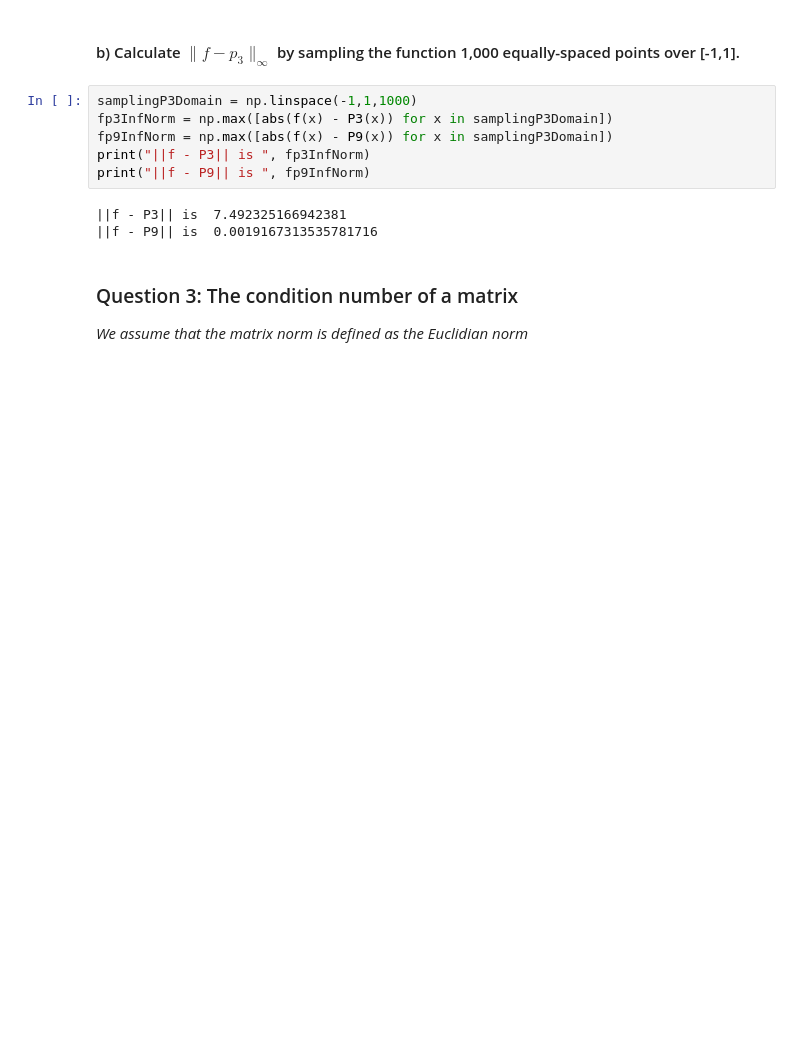
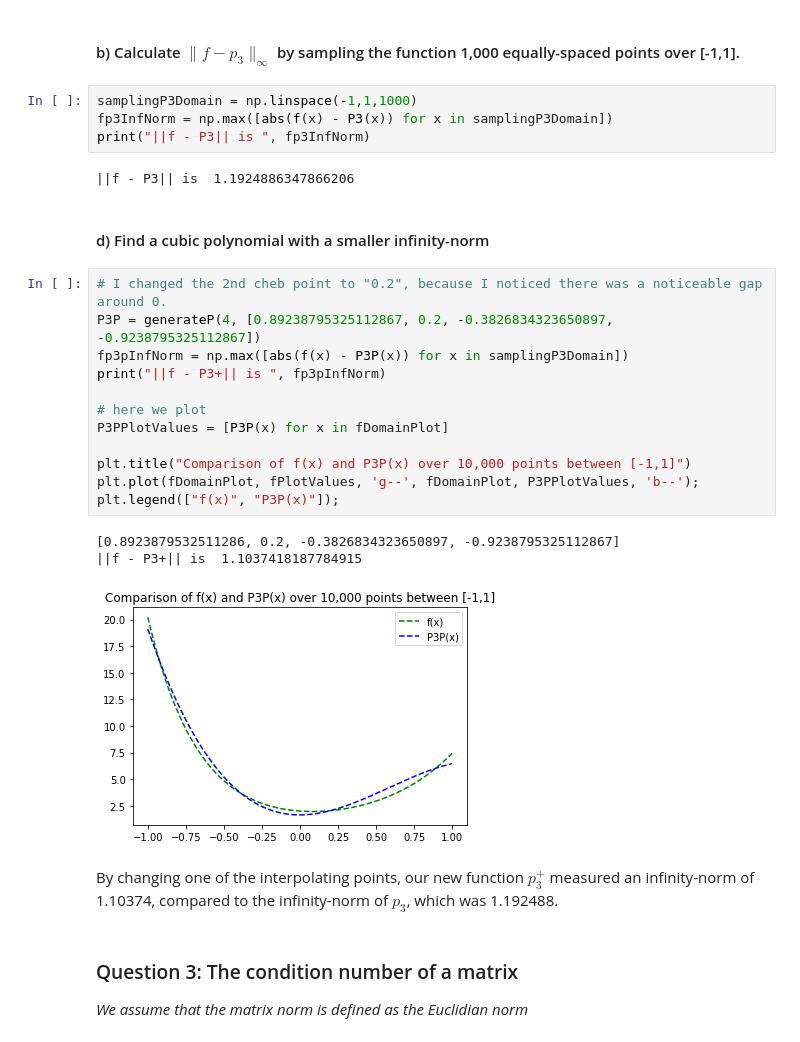
Before and after one commit to jonathanGB/am205, a Jupyter notebook: 1/assignment1.ipynb, the cells around one changed output. Saved outputs shown, nothing was run; the diff lists cells and outputs as text; blank space fills up the shorter version.

Commit message:
fix q3ab of a1 with right norm

```diff
--- a/1/assignment1.ipynb
+++ b/1/assignment1.ipynb
@@ -245,12 +244,29 @@ plt.legend(["f(x)", "P3(x)", "P9(x)"]);
 # %%
 samplingP3Domain = np.linspace(-1,1,1000)
 fp3InfNorm = np.max([abs(f(x) - P3(x)) for x in samplingP3Domain])
-fp9InfNorm = np.max([abs(f(x) - P9(x)) for x in samplingP3Domain])
 print("||f - P3|| is ", fp3InfNorm)
-print("||f - P9|| is ", fp9InfNorm)
 # %% [output]
-||f - P3|| is  7.492325166942381
-||f - P9|| is  0.0019167313535781716
+||f - P3|| is  1.1924886347866206
+# %% [markdown]
+#### d) Find a cubic polynomial with a smaller infinity-norm
+# %%
+# I changed the 2nd cheb point to "0.2", because I noticed there was a noticeable gap around 0.
+P3P = generateP(4, [0.89238795325112867, 0.2, -0.3826834323650897, -0.9238795325112867])
+fp3pInfNorm = np.max([abs(f(x) - P3P(x)) for x in samplingP3Domain])
+print("||f - P3+|| is ", fp3pInfNorm)
+
+# here we plot
+P3PPlotValues = [P3P(x) for x in fDomainPlot]
+
+plt.title("Comparison of f(x) and P3P(x) over 10,000 points between [-1,1]")
+plt.plot(fDomainPlot, fPlotValues, 'g--', fDomainPlot, P3PPlotValues, 'b--');
+plt.legend(["f(x)", "P3P(x)"]);
+# %% [output]
+[0.8923879532511286, 0.2, -0.3826834323650897, -0.9238795325112867]
+||f - P3+|| is  1.1037418187784915
+[figure, added]
+# %% [markdown]
+By changing one of the interpolating points, our new function $p_3^+$ measured an infinity-norm of 1.10374, compared to the infinity-norm of $p_3$, which was 1.192488.
 # %% [markdown]
 ### Question 3: The condition number of a matrix
 
```
Also changed, not shown: parts of 3 cells of this notebook.
